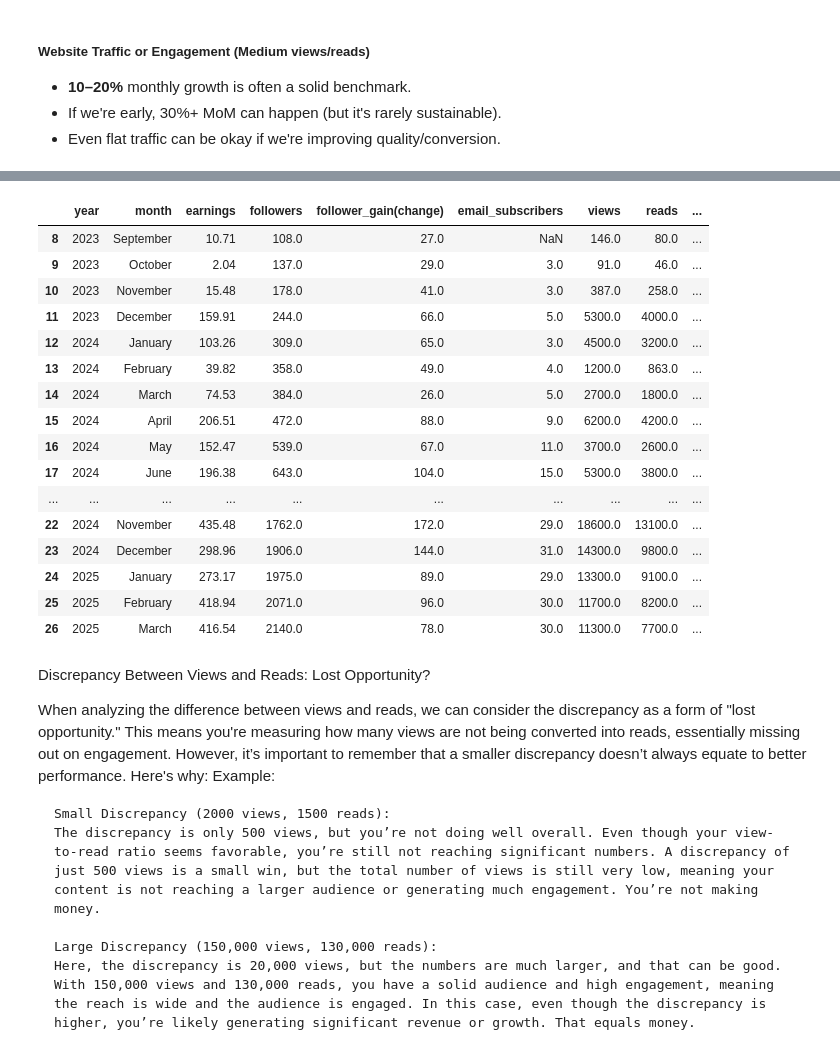
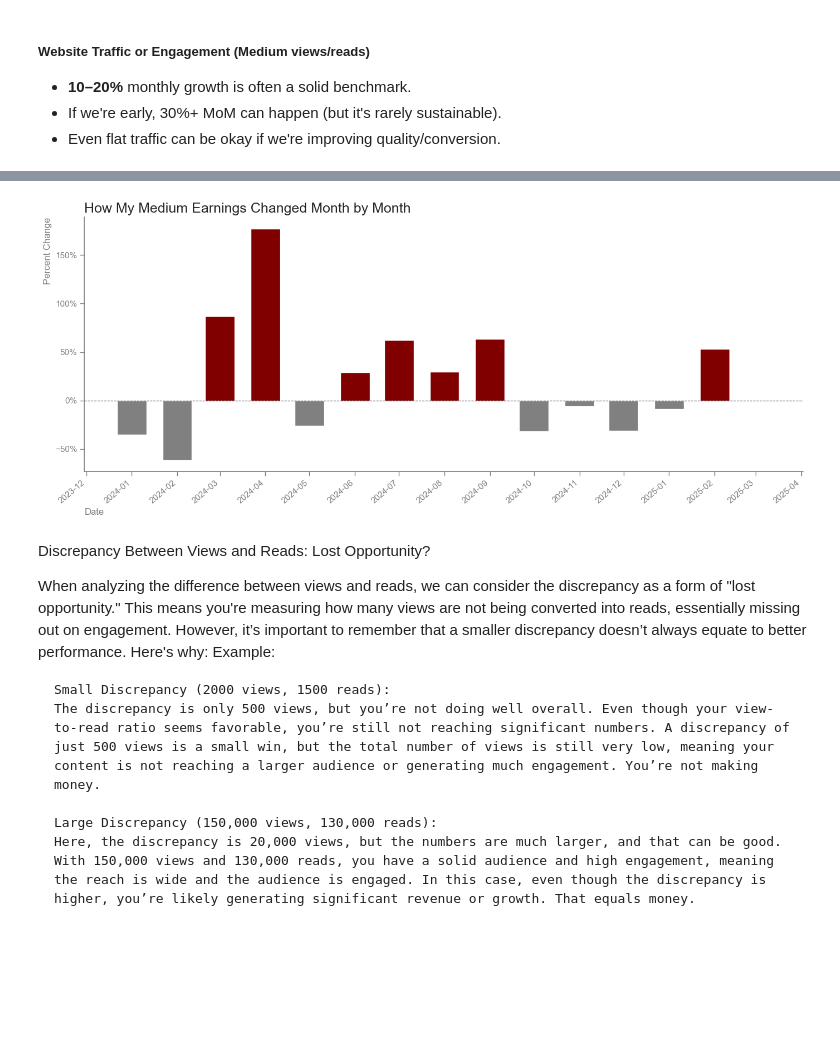
Before and after one commit to paul-trood/medium_earnings, a Jupyter notebook: 02_data_analysis.ipynb, the cells around one changed output, grey strips where cells are left out. Drawn from its saved outputs; the diff is of its cells as text; code cells hidden in the pictures; blank space fills up the shorter version.

```diff
--- a/02_data_analysis.ipynb
+++ b/02_data_analysis.ipynb
@@ -743,25 +849,59 @@ plt.show()
-# %%
-df_plot[
-    (df_plot["date"] >= "2023-09-01") &
-    (df_plot["date"] <= "2025-03-01")]
-# %% [output]
-|  | year | month | earnings | followers | follower_gain(change) | email_subscribers | views | reads | ... |
-| 8 | 2023 | September | 10.71 | 108.0 | 27.0 | NaN | 146.0 | 80.0 | ... |
-| 9 | 2023 | October | 2.04 | 137.0 | 29.0 | 3.0 | 91.0 | 46.0 | ... |
-| 10 | 2023 | November | 15.48 | 178.0 | 41.0 | 3.0 | 387.0 | 258.0 | ... |
-| 11 | 2023 | December | 159.91 | 244.0 | 66.0 | 5.0 | 5300.0 | 4000.0 | ... |
-| 12 | 2024 | January | 103.26 | 309.0 | 65.0 | 3.0 | 4500.0 | 3200.0 | ... |
-| 13 | 2024 | February | 39.82 | 358.0 | 49.0 | 4.0 | 1200.0 | 863.0 | ... |
-| 14 | 2024 | March | 74.53 | 384.0 | 26.0 | 5.0 | 2700.0 | 1800.0 | ... |
-| 15 | 2024 | April | 206.51 | 472.0 | 88.0 | 9.0 | 6200.0 | 4200.0 | ... |
-| 16 | 2024 | May | 152.47 | 539.0 | 67.0 | 11.0 | 3700.0 | 2600.0 | ... |
-| 17 | 2024 | June | 196.38 | 643.0 | 104.0 | 15.0 | 5300.0 | 3800.0 | ... |
-| ... | ... | ... | ... | ... | ... | ... | ... | ... | ... |
-| 22 | 2024 | November | 435.48 | 1762.0 | 172.0 | 29.0 | 18600.0 | 13100.0 | ... |
-| 23 | 2024 | December | 298.96 | 1906.0 | 144.0 | 31.0 | 14300.0 | 9800.0 | ... |
-| 24 | 2025 | January | 273.17 | 1975.0 | 89.0 | 29.0 | 13300.0 | 9100.0 | ... |
-| 25 | 2025 | February | 418.94 | 2071.0 | 96.0 | 30.0 | 11700.0 | 8200.0 | ... |
-| 26 | 2025 | March | 416.54 | 2140.0 | 78.0 | 30.0 | 11300.0 | 7700.0 | ... |
+# %%
+plt.figure(figsize=(14, 6))
+ax = plt.gca()
+
+# Apply a boolean mask for date filtering
+mask = (df_plot["date"] >= "2024-01-01") & (df_plot["date"] <= "2025-03-01")
+filtered_df = df_plot[mask]
+
+# Bar chart of % change
+ax.bar(
+    filtered_df["date"],  # Use the filtered date column
+    filtered_df["rolling_pct_change"],
+    color=["maroon" if val >= 0 else "grey" for val in filtered_df["rolling_pct_change"]],
+    width=20  # Adjust width if needed
+)
+
+# Format date x-axis
+ax.xaxis.set_major_locator(mdates.MonthLocator())
+ax.xaxis.set_major_formatter(mdates.DateFormatter("%Y-%m"))
+
+# Rotate x-ticks for better readability
+plt.xticks(rotation=40, ha="right")
+
+# Y-axis as percent
+ax.yaxis.set_major_formatter(PercentFormatter())
+
+# Optional line at 0% for reference
+plt.axhline(0, color="black", linewidth=0.8, linestyle="--")
+
+
+# Turn on the ticks for both x and y axes
+ax.tick_params(axis='both', which='both', bottom=True, left=True)
+
+# Set color of spines to grey for both axes
+for spine in ax.spines.values():
+    spine.set_color("grey")
+
+# Remove the top and right spines
+ax.spines["top"].set_visible(False)
+ax.spines["right"].set_visible(False)
+
+# Change x-axis tick color
+ax.tick_params(axis="x", colors="grey", width=1)
+
+# Change y-axis tick color
+ax.tick_params(axis="y", colors="grey", width=1)
+
+# Labels and title
+plt.title("How My Medium Earnings Changed Month by Month", loc="left", size=18)
+plt.xlabel("Date", loc="left", color="grey")
+plt.ylabel("Percent Change", loc="top", color="grey")
+
+plt.tight_layout()
+plt.show()
+# %% [output]
+[figure, added]
 # %% [markdown]
 Discrepancy Between Views and Reads: Lost Opportunity?
 
```
Also changed, not shown: parts of 9 cells of this notebook, 1 other file.
